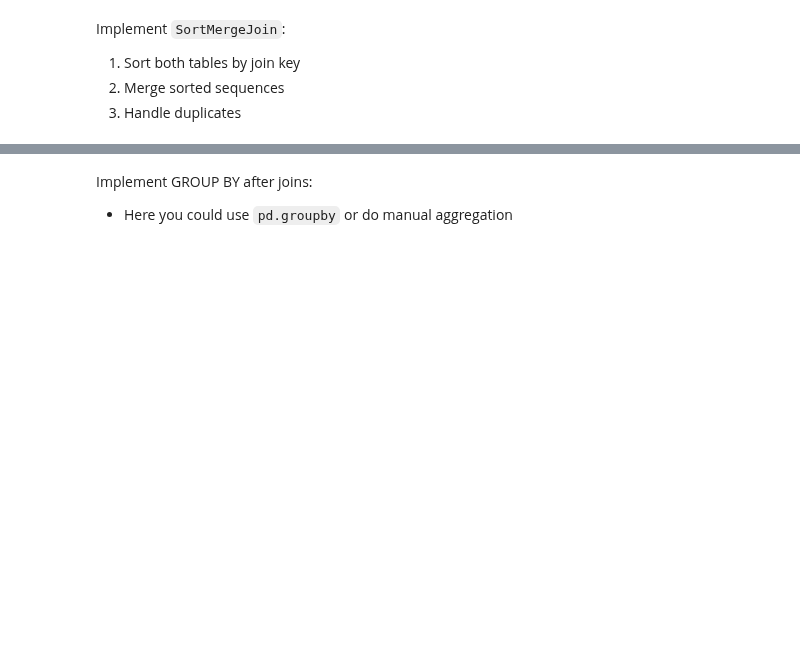
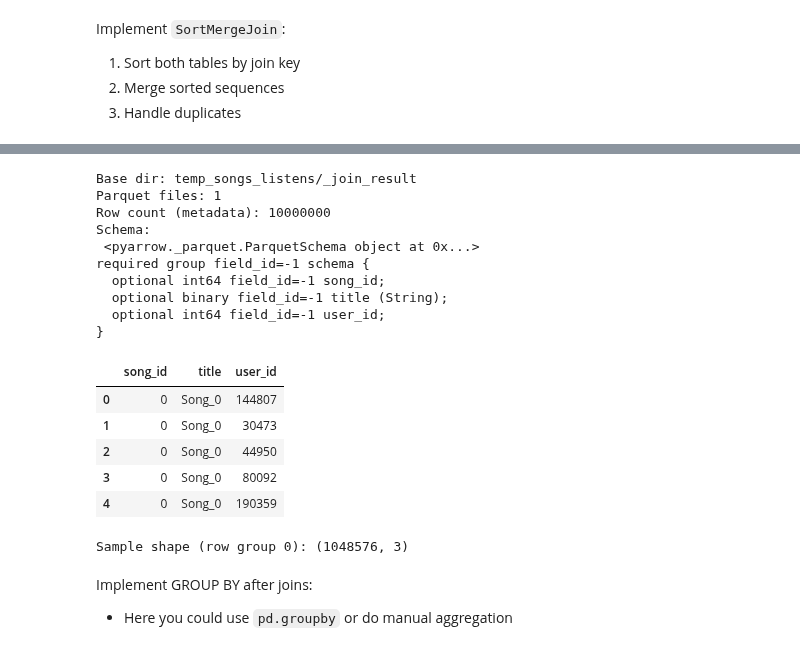
Before and after one commit to berkyalcinkaya/cs145-project2-systems, a Jupyter notebook: cs145_project2_systems_template_fa2025.ipynb, the cells around one changed output, grey strips where cells are left out. Cells and saved outputs as stored; diff of their text form; code cells hidden in the pictures; blank space fills up the shorter version.

```diff
--- a/cs145_project2_systems_template_fa2025.ipynb
+++ b/cs145_project2_systems_template_fa2025.ipynb
@@ -1056,0 +1079,47 @@ display(sorted_join_result)
+# %%
+import os, glob
+import pyarrow.parquet as pq
+import pandas as pd
+
+def preview_columnar_table(cf: ColumnarDbFile, show_columns=None):
+    print("Base dir:", cf.base_file_name)
+    files = sorted(glob.glob(f"{cf.base_file_name}/*.parquet"))
+    print("Parquet files:", len(files))
+    if not files:
+        return None
+
+    # Lightweight shape via metadata
+    total_rows = sum(pq.ParquetFile(f).metadata.num_rows for f in files)
+    print("Row count (metadata):", total_rows)
+
+    # Show schema of first file
+    pf = pq.ParquetFile(files[0])
+    print("Schema:\n", pf.schema)
+
+    # Preview a small sample (first row group of first file)
+    sample = pf.read_row_group(0, columns=show_columns).to_pandas()
+    display(sample.head())
+    print("Sample shape (row group 0):", sample.shape)
+    return files
+
+# After your join:
+# sorted_join_result is the ColumnarDbFile returned by smj.join(...)
+files = preview_columnar_table(sorted_join_result)
+# %% [output]
+Base dir: temp_songs_listens/_join_result
+Parquet files: 1
+Row count (metadata): 10000000
+Schema:
+ <pyarrow._parquet.ParquetSchema object at 0x...>
+required group field_id=-1 schema {
+  optional int64 field_id=-1 song_id;
+  optional binary field_id=-1 title (String);
+  optional int64 field_id=-1 user_id;
+}
+|  | song_id | title | user_id |
+| 0 | 0 | Song_0 | 144807 |
+| 1 | 0 | Song_0 | 30473 |
+| 2 | 0 | Song_0 | 44950 |
+| 3 | 0 | Song_0 | 80092 |
+| 4 | 0 | Song_0 | 190359 |
+Sample shape (row group 0): (1048576, 3)
```
Also changed, not shown: parts of 8 cells of this notebook.
